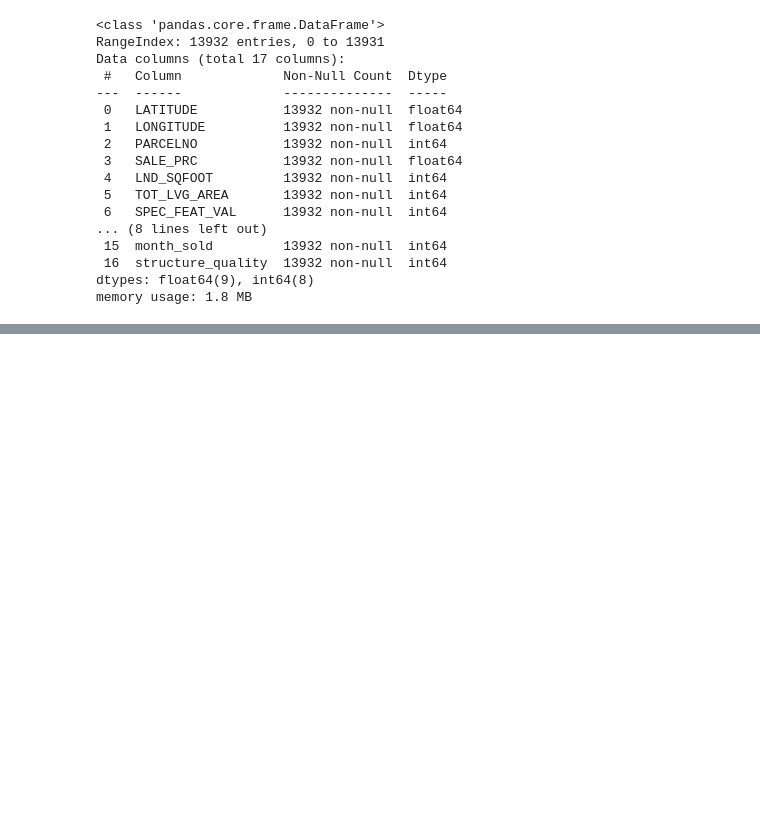
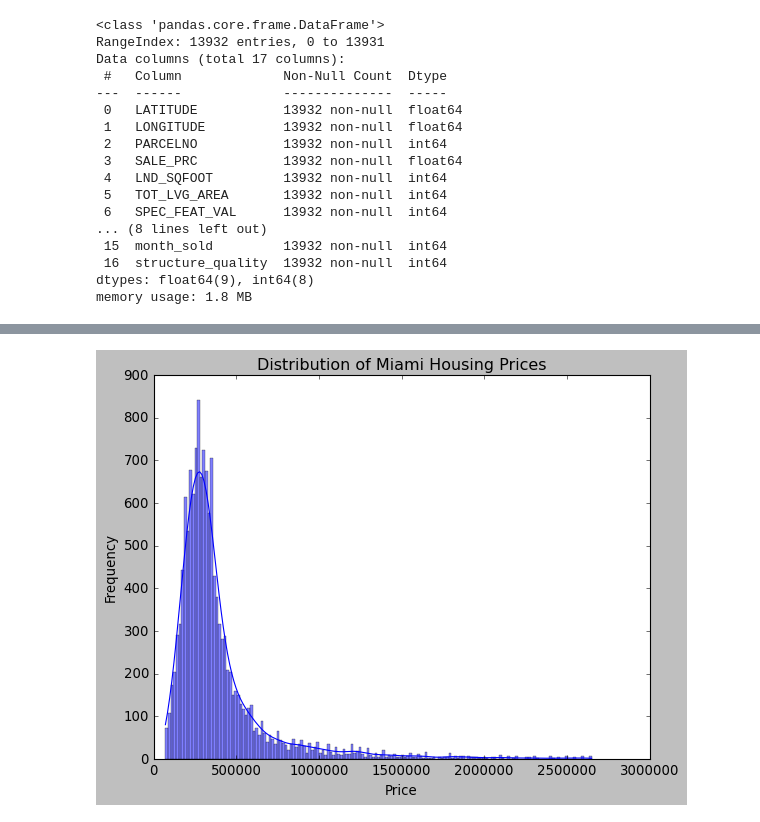
Before and after one commit to amararamsay347/MiamiHousing, a Jupyter notebook: archive (1)/miami-housing-visuals.ipynb, the cells around one changed output, grey strips where cells are left out. Cells and saved outputs as stored; diff of their text form; code cells hidden in the pictures; blank space fills up the shorter version.

Commit message:
plotly to add visuals, scatter, linear regression.

```diff
--- a/archive (1)/miami-housing-visuals.ipynb
+++ b/archive (1)/miami-housing-visuals.ipynb
@@ -54,3 +52,17 @@ miami_data.describe()
 | 50% | 25.731810 | -80.338911 | 3.040300e+12 | 3.100000e+05 | 7500.000000 | 1877.500000 | 2765.500000 | 7106.300000 | ... |
 | 75% | 25.852269 | -80.258019 | 3.060170e+12 | 4.280000e+05 | 9126.250000 | 2471.000000 | 12352.250000 | 12102.600000 | ... |
 | max | 25.974382 | -80.119746 | 3.660170e+12 | 2.650000e+06 | 57064.000000 | 6287.000000 | 175020.000000 | 29621.500000 | ... |
+# %%
+import matplotlib.pyplot as plt
+plt.style.use('classic')
+import seaborn as sns
+
+# Plot the distribution of Miami housing prices, left skewed thus most prices are concentrated on the lower end
+fig, ax = plt.subplots()
+sns.histplot(miami_data['SALE_PRC'], kde=True, ax=ax)
+ax.set_title('Distribution of Miami Housing Prices')
+ax.set_xlabel('Price')
+ax.set_ylabel('Frequency')
+plt.show()
+# %% [output]
+[figure, added]
```
Also changed, not shown: parts of 4 cells of this notebook.
